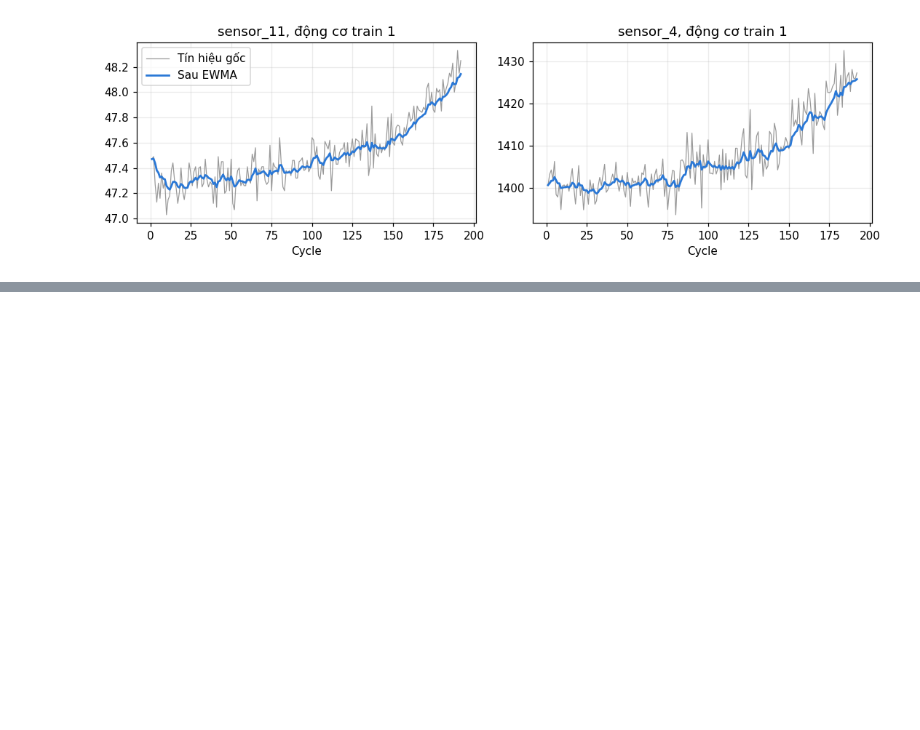
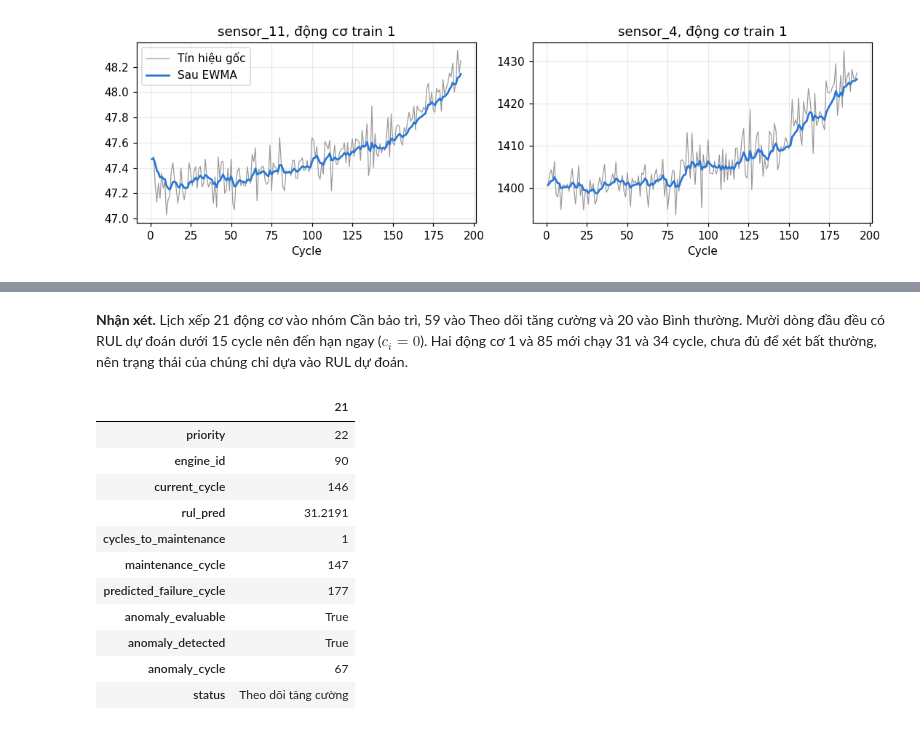
Before and after one commit to ti014/tinasa-cmapss-rul-prediction, a Jupyter notebook: notebooks/06_fd001_degradation_maintenance.ipynb, the cells around one changed output, grey strips where cells are left out. Saved outputs shown, nothing was run; the diff lists cells and outputs as text; code cells hidden in the pictures; blank space fills up the shorter version.

```diff
--- a/notebooks/06_fd001_degradation_maintenance.ipynb
+++ b/notebooks/06_fd001_degradation_maintenance.ipynb
@@ -101,12 +64,6 @@ cycle liền kề đóng góp phần lớn.
 # %%
-assert degradation_summary["ewma_span"] == EWMA_SPAN == 10
-smoothed = ewma_smooth(train, INFORMATIVE_SENSORS, span=EWMA_SPAN)
+smoothed = ewma_smooth(train, INFORMATIVE_SENSORS, span=10)
 noise = noise_summary(train, smoothed, INFORMATIVE_SENSORS)
-
-stored_noise = pd.read_csv(ROOT / "outputs/degradation/tables/noise_summary.csv")
-assert np.allclose(noise[["diff_std_raw", "diff_std_smoothed", "reduction_pct"]],
-                   stored_noise[["diff_std_raw", "diff_std_smoothed", "reduction_pct"]], rtol=1e-9)
-assert np.isclose(noise["reduction_pct"].median(), degradation_summary["noise_reduction_pct_median"])
 print(f"Mức giảm dao động: trung vị {noise['reduction_pct'].median():.1f}%, "
       f"từ {noise['reduction_pct'].min():.1f}% đến {noise['reduction_pct'].max():.1f}%")
 noise.round(4)
@@ -386,0 +261,10 @@ bảo trì vì dữ liệu không có thông tin chi phí.
+# %%
+test_smoothed = ewma_smooth(test, INFORMATIVE_SENSORS, span=10)
+test_health_index = transform_health_index(fitted_train, test_smoothed)
+anomalies = anomaly_status(test_health_index, config)
+
+predictions = pd.read_parquet(ROOT / "outputs/modeling/predictions/final_predictions.parquet")
+schedule = build_schedule(predictions, anomalies, MaintenanceConfig())
+print(schedule["status"].value_counts().reindex(STATUS_ORDER).to_string())
+print("Chưa đủ dữ liệu đánh giá bất thường:", anomalies.loc[~anomalies["anomaly_evaluable"], "engine_id"].tolist())
+schedule.head(10)
@@ -386,0 +288,20 @@ bảo trì vì dữ liệu không có thông tin chi phí.
+# %% [markdown]
+**Nhận xét.** Lịch xếp 21 động cơ vào nhóm Cần bảo trì, 59 vào Theo dõi tăng cường và 20 vào
+Bình thường. Mười dòng đầu đều có RUL dự đoán dưới 15 cycle nên đến hạn ngay ($c_i = 0$). Hai
+động cơ 1 và 85 mới chạy 31 và 34 cycle, chưa đủ để xét bất thường, nên trạng thái của chúng
+chỉ dựa vào RUL dự đoán.
+# %%
+schedule[schedule["engine_id"] == 90].T
+# %% [output]
+|  | 21 |
+| priority | 22 |
+| engine_id | 90 |
+| current_cycle | 146 |
+| rul_pred | 31.2191 |
+| cycles_to_maintenance | 1 |
+| maintenance_cycle | 147 |
+| predicted_failure_cycle | 177 |
+| anomaly_evaluable | True |
+| anomaly_detected | True |
+| anomaly_cycle | 67 |
+| status | Theo dõi tăng cường |
```
Also changed, not shown: parts of 49 cells of this notebook, 9 other files.
